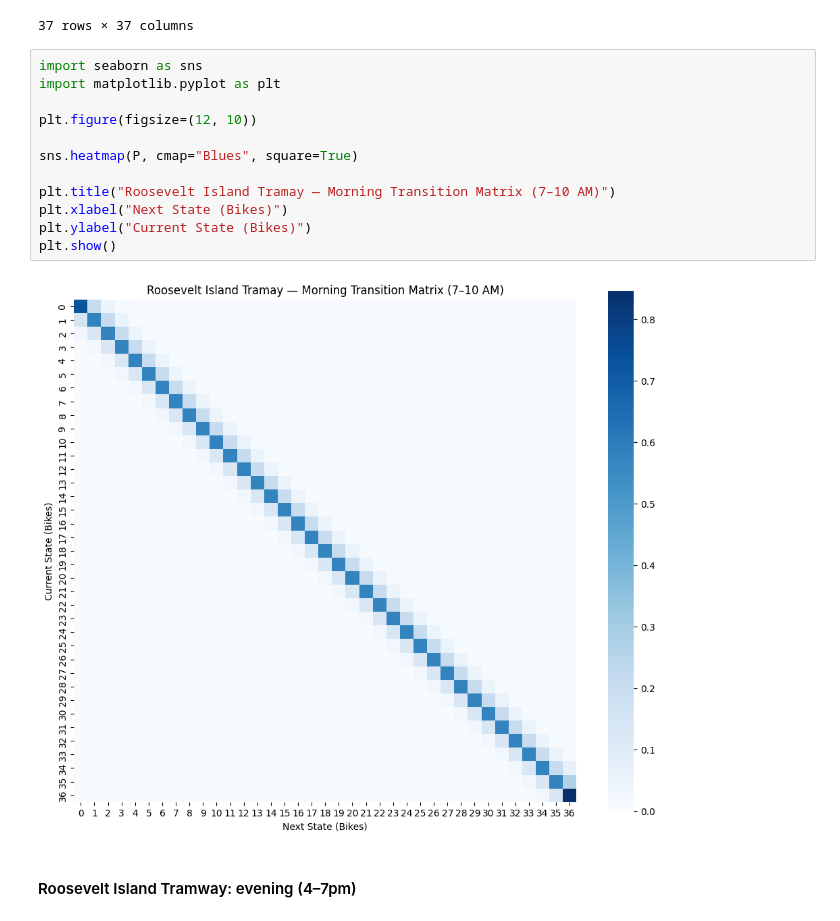
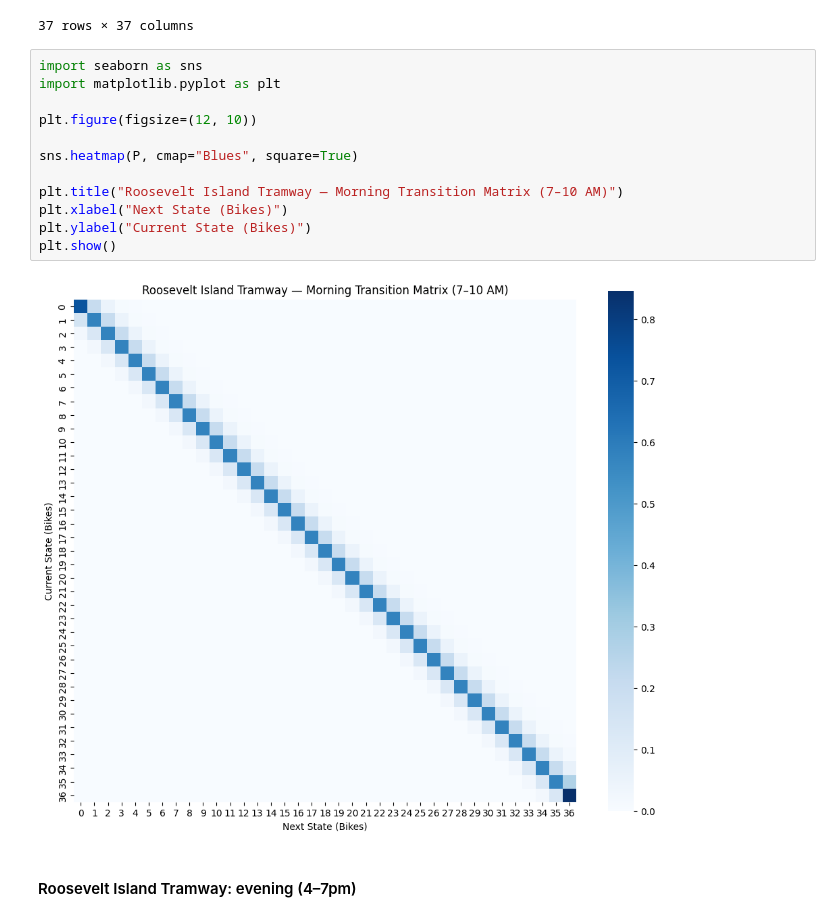
Before and after one commit to ethanw2701/citibike-project, a Jupyter notebook: Modeling Under Uncertainty Project.ipynb, the cells around one changed output. Drawn from its saved outputs; the diff is of its cells as text.

```diff
--- a/Modeling Under Uncertainty Project.ipynb
+++ b/Modeling Under Uncertainty Project.ipynb
@@ -958,17 +958,17 @@ display(P.round(3))
 # %%
 import seaborn as sns
 import matplotlib.pyplot as plt
 
 plt.figure(figsize=(12, 10))
 
 sns.heatmap(P, cmap="Blues", square=True)
 
-plt.title("Roosevelt Island Tramay — Morning Transition Matrix (7–10 AM)")
+plt.title("Roosevelt Island Tramway — Morning Transition Matrix (7–10 AM)")
 plt.xlabel("Next State (Bikes)")
 plt.ylabel("Current State (Bikes)")
 plt.show()
 # %% [output]
-[figure, old version]
+[figure, new version]
 # %% [markdown]
 #### Roosevelt Island Tramway: evening (4–7pm)
 # %%
```
Also changed, not shown: parts of 23 cells of this notebook.
